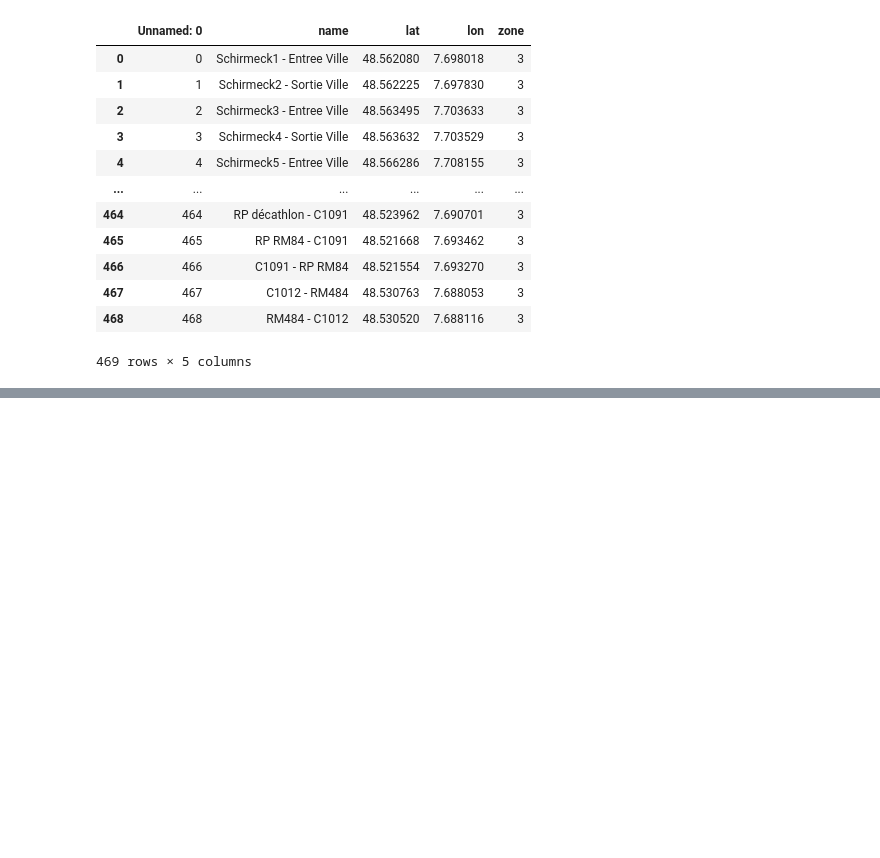
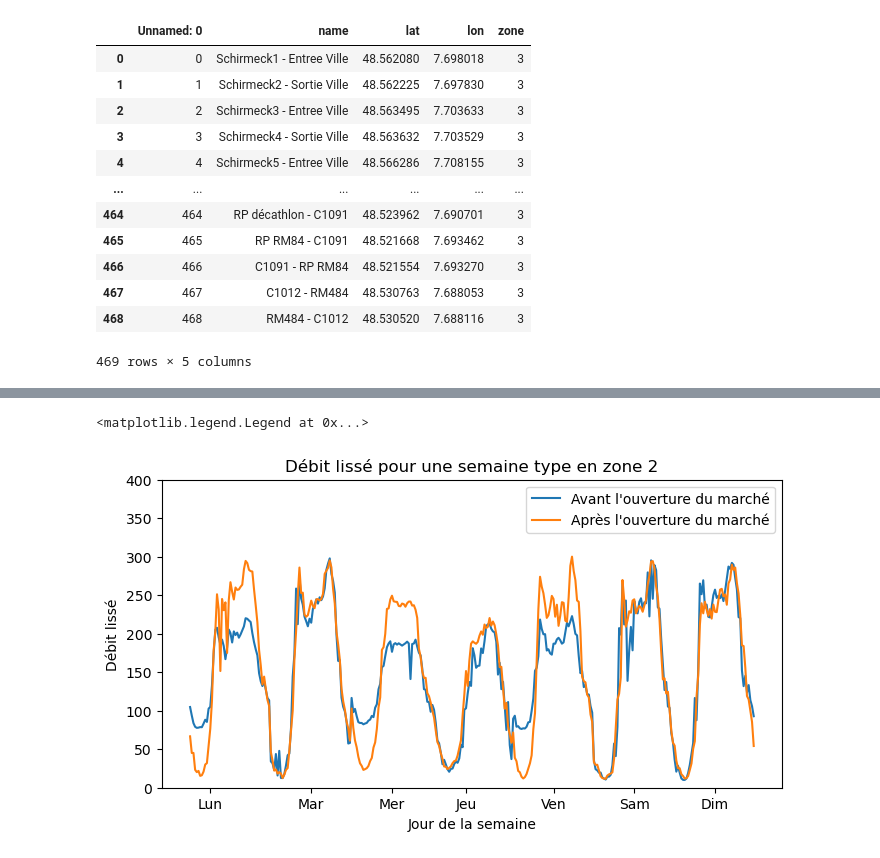
Before and after one commit to emiliejd/project_MCNDU, a Jupyter notebook: Exploitation_Graphique_Strasbourg.ipynb, the cells around one changed output, grey strips where cells are left out. Drawn from its saved outputs; the diff is of its cells as text; code cells hidden in the pictures; blank space fills up the shorter version.

```diff
--- a/Exploitation_Graphique_Strasbourg.ipynb
+++ b/Exploitation_Graphique_Strasbourg.ipynb
@@ -196,0 +251,34 @@ plt.show()
+# %%
+# Semaine type zone 2
+SIRAC_avant_marche_semaine_zone_2 = SIRAC_avant_marche_zone_2.groupby(['jour_semaine', 'demi_heure'])['debitlisse'].mean()
+SIRAC_avant_marche_semaine_zone_2_2d = SIRAC_avant_marche_semaine_zone_2.reset_index()
+SIRAC_apres_marche_semaine_zone_2 = SIRAC_apres_marche_zone_2.groupby(['jour_semaine', 'demi_heure'])['debitlisse'].mean()
+SIRAC_apres_marche_semaine_zone_2_2d = SIRAC_apres_marche_semaine_zone_2.reset_index()
+
+fig, ax = plt.subplots(figsize=(8, 4))
+
+SIRAC_avant_marche_semaine_zone_2_2d['debitlisse'].plot(ax = ax,
+                                       title = 'Débit lissé pour une semaine type en zone 2',
+                                       ylabel = 'Débit lissé',
+                                       xlabel = 'Jour de la semaine',
+                                       label= "Avant l'ouverture du marché",
+                                       ylim = (0,400),
+                                       )
+
+SIRAC_apres_marche_semaine_zone_2_2d['debitlisse'].plot(ax = ax,
+                                       title = 'Débit lissé pour une semaine type en zone 2',
+                                       ylabel = 'Débit lissé',
+                                       xlabel = 'Jour de la semaine',
+                                       label= "Après l'ouverture du marché",
+                                       ylim = (0,400),
+                                       )
+
+plt.xticks(
+    ticks=[12, 72, 120, 164, 216, 264, 312],
+    labels=['Lun', 'Mar', 'Mer', 'Jeu', 'Ven', 'Sam', 'Dim']
+)
+
+plt.legend()
+# %% [output]
+<matplotlib.legend.Legend at 0x...>
+[figure, added]
```
Also changed, not shown: parts of 13 cells of this notebook.
